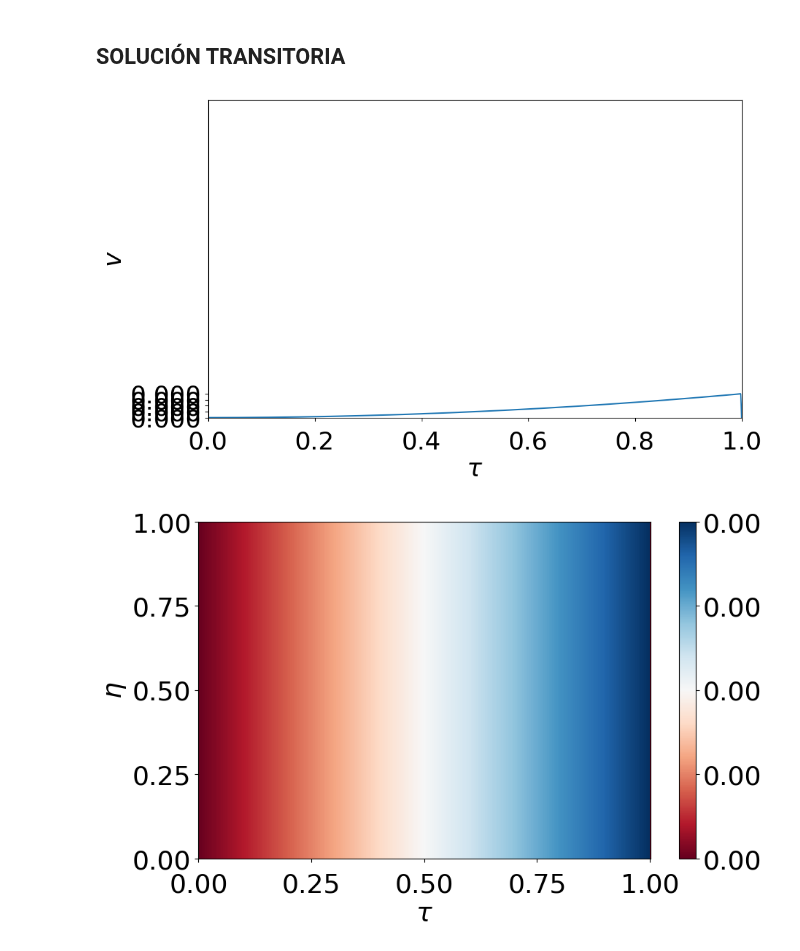
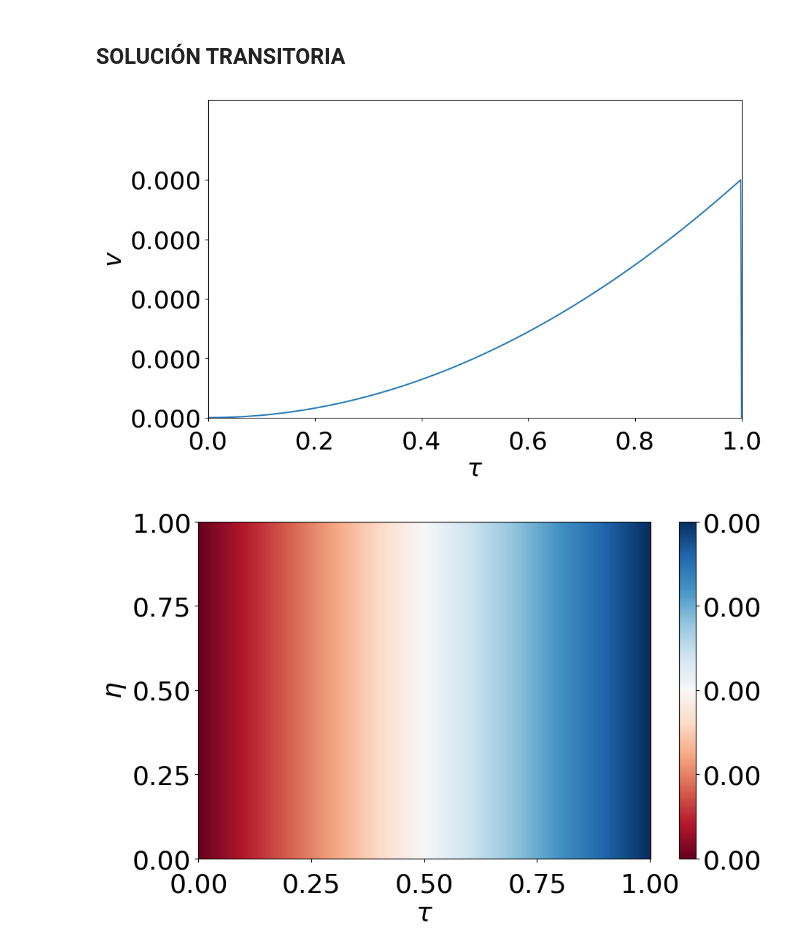
Before and after one commit to angelgvillatoro/bullville_M1, a Jupyter notebook: tfm/4_9_24.ipynb, the cells around one changed output. Cells and saved outputs as stored; diff of their text form; code cells hidden in the pictures.

```diff
--- a/tfm/4_9_24.ipynb
+++ b/tfm/4_9_24.ipynb
@@ -512,39 +513,39 @@ plt.plot(tau, v)
 plt.xlabel(r'$\tau$', fontsize=26)
 plt.ylabel(r'$v$', fontsize=26)
 plt.xlim(0,1)
-plt.ylim(0,0.005)
+plt.ylim(0,0.0005)
 plt.tick_params(axis='both', which='major', labelsize=26)
 plt.tick_params(axis='x', which='major', pad=10)
 
 # Modificar el número de ticks y formato en el eje y
 y_ticks = np.linspace(min(v), max(v), 5)  # 5 ticks equidistantes
 plt.yticks(y_ticks)
 plt.gca().yaxis.set_major_formatter(FormatStrFormatter('%.3f'))  # 2 decimales
 
 plt.show()
 
 # Mapa de calor de θ*
 plt.figure(figsize=(10, 6))
 im = plt.pcolormesh(tau, eta, theta_star, cmap='RdBu')
 cbar = plt.colorbar(im)
 plt.xlabel(r'$\tau$', fontsize=26)
 plt.ylabel(r'$\eta$', fontsize=26)
 plt.ylim(0,1)
 plt.tick_params(axis='both', which='major', labelsize=26)
 plt.tick_params(axis='x', which='major', pad=10)
 
 # Modificar el número de ticks y formato en el eje y
 y_ticks = np.linspace(min(eta), max(eta), 5)  # 5 ticks equidistantes
 plt.yticks(y_ticks)
 plt.gca().yaxis.set_major_formatter(FormatStrFormatter('%.2f'))  # 2 decimales
 
 # Modificar el número de ticks y formato en la barra de color
 cbar.set_ticks(np.linspace(np.min(theta_star), np.max(theta_star), 5))
 cbar.formatter = FormatStrFormatter('%.2f')  # 2 decimales
 cbar.ax.tick_params(labelsize=26)
 cbar.update_ticks()
 
 plt.show()
 # %% [output]
-[figure, old version]
+[figure, new version]
 [figure]
```
Also changed, not shown: parts of 4 cells of this notebook, 3 other files.
